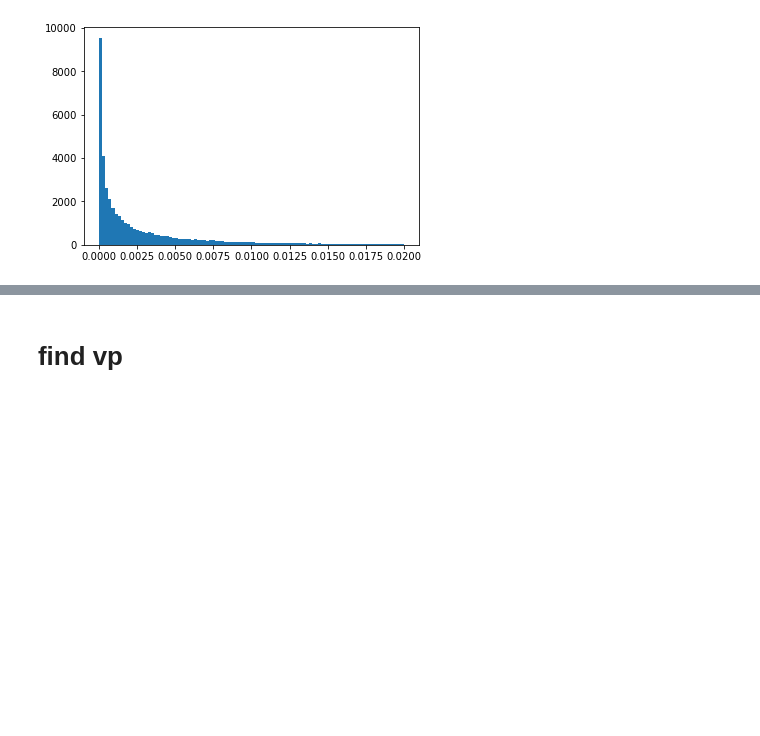
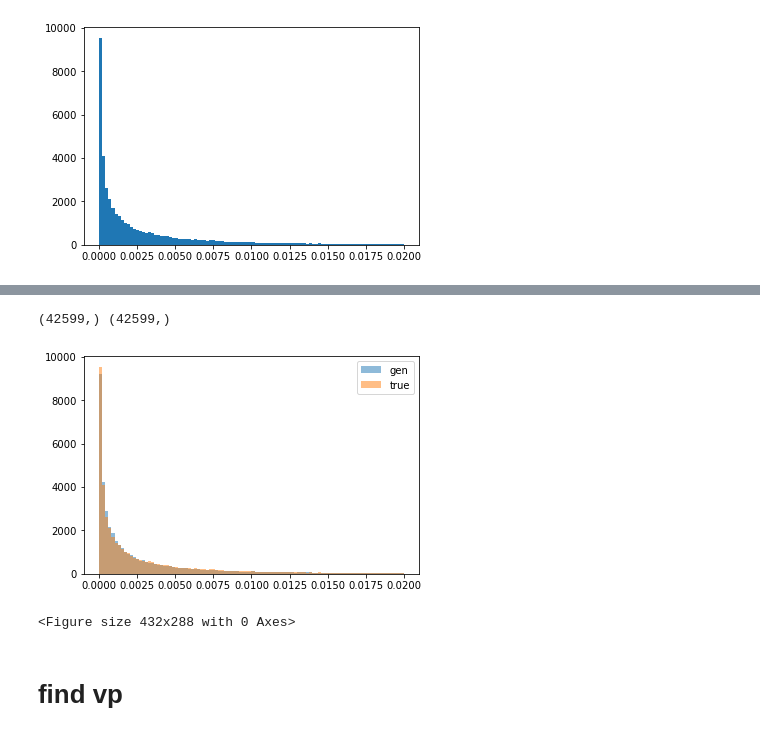
Before and after one commit to Michael-McLaren/MRI_ML, a Jupyter notebook: new_synthetic_data.ipynb, the cells around one changed output, grey strips where cells are left out. Cells and saved outputs as stored; diff of their text form; code cells hidden in the pictures; blank space fills up the shorter version.

```diff
--- a/new_synthetic_data.ipynb
+++ b/new_synthetic_data.ipynb
@@ -222,12 +248,27 @@ plt.show()
 # %%
 def Fp_distribution(num):
 
-    params = (1.7162775627078726, 0.6992052384902265, 7.607697024682173e-06, 0.08199239222931205)
+    params = (1.222754777103586, 0.49935926672960007, 3.0005798742817294e-05, 0.001543309761969799)
 
     gen_Fp_list = st.exponweib.rvs(params[0], params[1], params[2], params[3], size=dist_num)
     true_dist = np.array(gen_Fp_list)
 
     return true_dist
+# %%
+gen_data_Fp = Fp_distribution(Fp_list.shape[0])
+Fp_list = real_y[:,1]
+print(gen_data_Fp.shape, Fp_list.shape)
+
+plt.hist(gen_data_Fp, bins = 100, range=[0, 0.02], alpha = 0.5, label = 'gen')
+
+plt.hist(Fp_list, bins = 100, range=[0, 0.02], alpha = 0.5, label = 'true')
+plt.legend()
+plt.show()
+plt.clf()
+# %% [output]
+(42599,) (42599,)
+[figure, added]
+<Figure size 432x288 with 0 Axes>
 # %% [markdown]
 # find vp
 # %%
```
Also changed, not shown: parts of 13 cells of this notebook, 6 other files.
